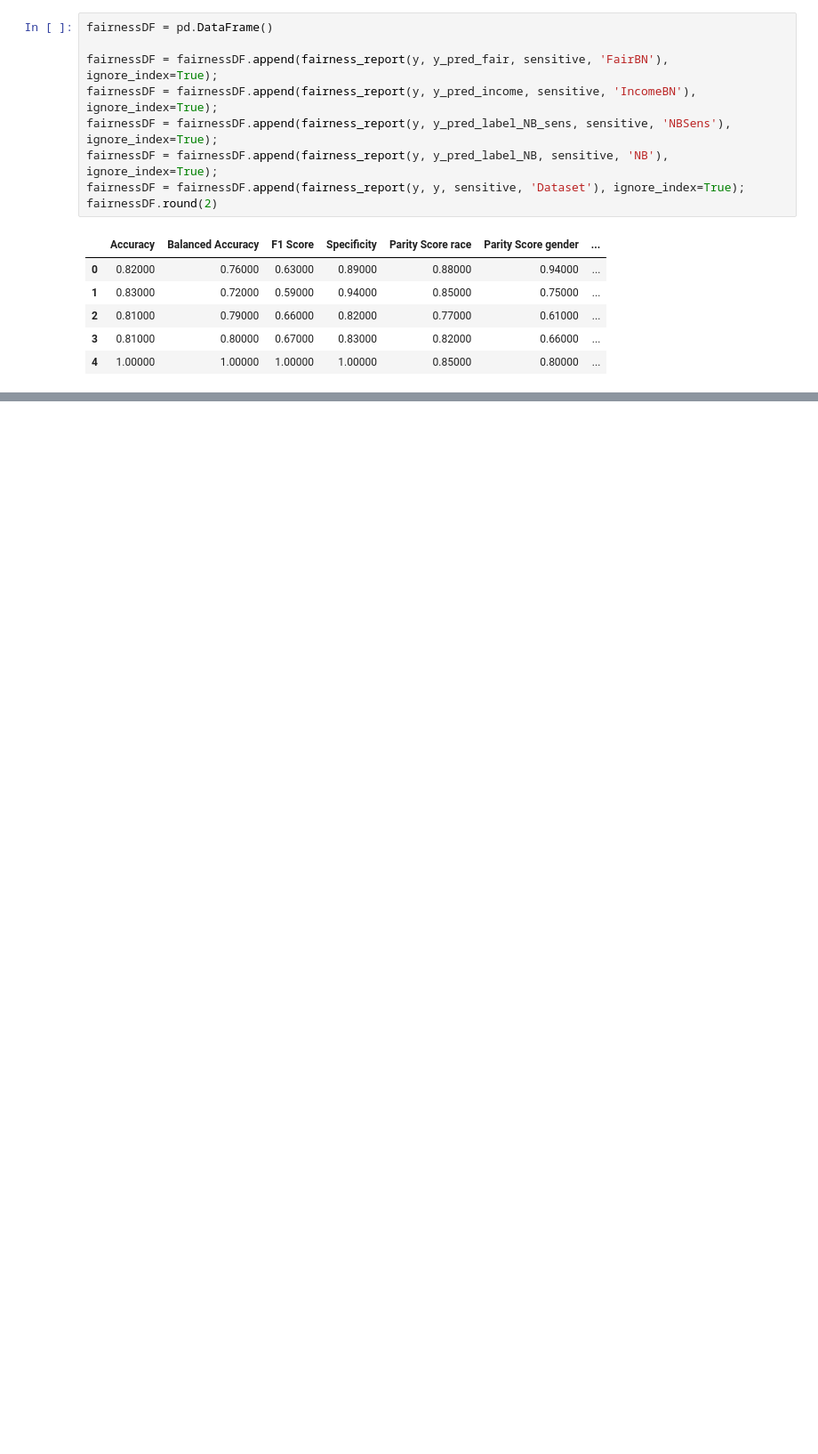
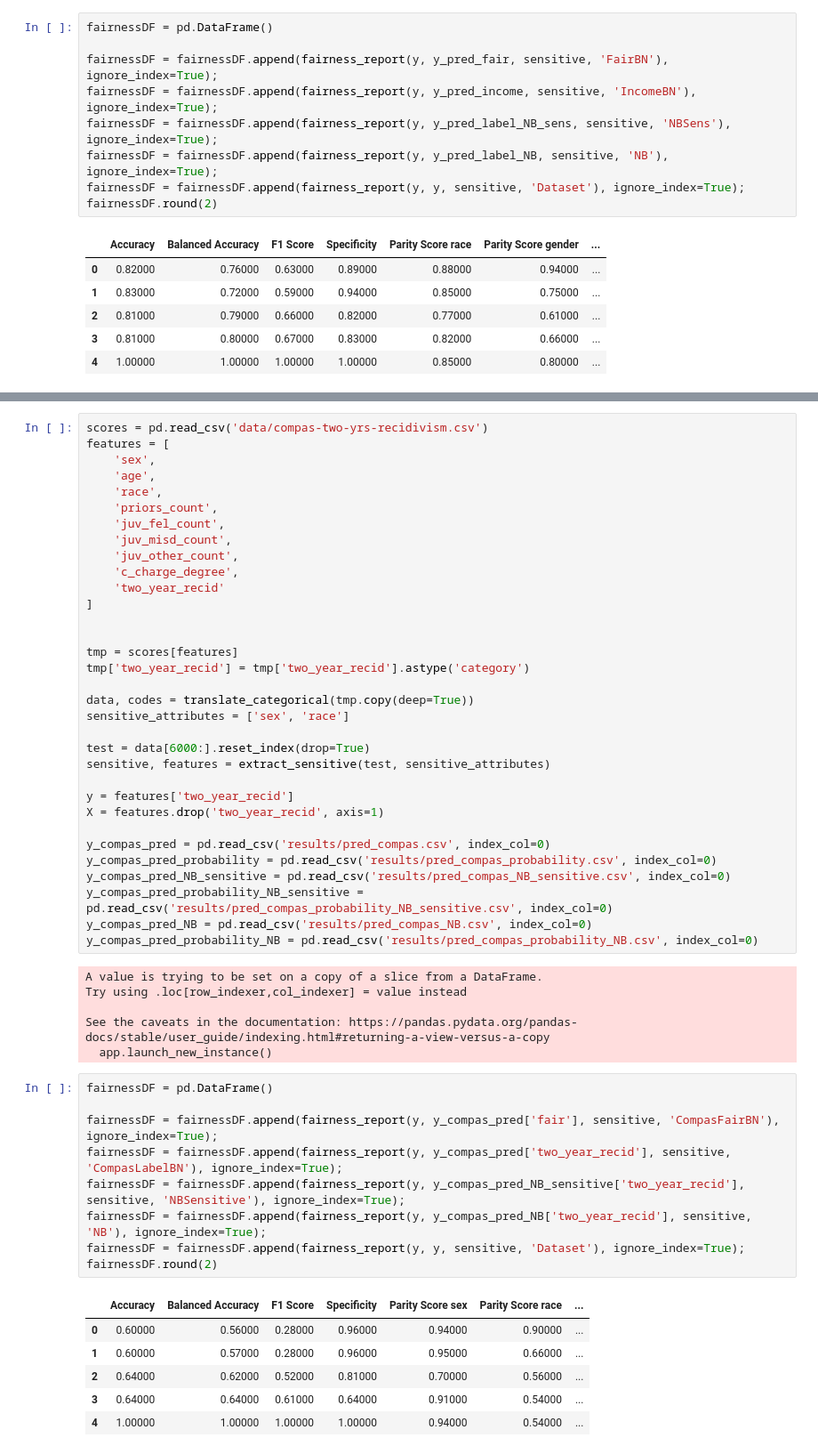
Before and after one commit to bcwein/Forseti, a Jupyter notebook: notebooks/model-evaluation.ipynb, the cells around one changed output, grey strips where cells are left out. Shown at 89% size. Cells and saved outputs as stored; diff of their text form; blank space fills up the shorter version.

```diff
--- a/notebooks/model-evaluation.ipynb
+++ b/notebooks/model-evaluation.ipynb
@@ -150,0 +153,55 @@ plt.show()
+# %%
+scores = pd.read_csv('data/compas-two-yrs-recidivism.csv')
+features = [
+    'sex',
+    'age',
+    'race',
+    'priors_count',
+    'juv_fel_count',
+    'juv_misd_count',
+    'juv_other_count',
+    'c_charge_degree',
+    'two_year_recid'
+]
+
+
+tmp = scores[features]
+tmp['two_year_recid'] = tmp['two_year_recid'].astype('category')
+
+data, codes = translate_categorical(tmp.copy(deep=True))
+sensitive_attributes = ['sex', 'race']
+
+test = data[6000:].reset_index(drop=True)
+sensitive, features = extract_sensitive(test, sensitive_attributes)
+
+y = features['two_year_recid']
+X = features.drop('two_year_recid', axis=1)
+
+y_compas_pred = pd.read_csv('results/pred_compas.csv', index_col=0)
+y_compas_pred_probability = pd.read_csv('results/pred_compas_probability.csv', index_col=0)
+y_compas_pred_NB_sensitive = pd.read_csv('results/pred_compas_NB_sensitive.csv', index_col=0)
+y_compas_pred_probability_NB_sensitive = pd.read_csv('results/pred_compas_probability_NB_sensitive.csv', index_col=0)
+y_compas_pred_NB = pd.read_csv('results/pred_compas_NB.csv', index_col=0)
+y_compas_pred_probability_NB = pd.read_csv('results/pred_compas_probability_NB.csv', index_col=0)
+# %% [output]
+A value is trying to be set on a copy of a slice from a DataFrame.
+Try using .loc[row_indexer,col_indexer] = value instead
+
+See the caveats in the documentation: https://pandas.pydata.org/pandas-docs/stable/user_guide/indexing.html#returning-a-view-versus-a-copy
+  app.launch_new_instance()
+# %%
+fairnessDF = pd.DataFrame()
+
+fairnessDF = fairnessDF.append(fairness_report(y, y_compas_pred['fair'], sensitive, 'CompasFairBN'), ignore_index=True);
+fairnessDF = fairnessDF.append(fairness_report(y, y_compas_pred['two_year_recid'], sensitive, 'CompasLabelBN'), ignore_index=True);
+fairnessDF = fairnessDF.append(fairness_report(y, y_compas_pred_NB_sensitive['two_year_recid'], sensitive, 'NBSensitive'), ignore_index=True);
+fairnessDF = fairnessDF.append(fairness_report(y, y_compas_pred_NB['two_year_recid'], sensitive, 'NB'), ignore_index=True);
+fairnessDF = fairnessDF.append(fairness_report(y, y, sensitive, 'Dataset'), ignore_index=True);
+fairnessDF.round(2)
+# %% [output]
+|  | Accuracy | Balanced Accuracy | F1 Score | Specificity | Parity Score sex | Parity Score race | ... |
+| 0 | 0.60000 | 0.56000 | 0.28000 | 0.96000 | 0.94000 | 0.90000 | ... |
+| 1 | 0.60000 | 0.57000 | 0.28000 | 0.96000 | 0.95000 | 0.66000 | ... |
+| 2 | 0.64000 | 0.62000 | 0.52000 | 0.81000 | 0.70000 | 0.56000 | ... |
+| 3 | 0.64000 | 0.64000 | 0.61000 | 0.64000 | 0.91000 | 0.54000 | ... |
+| 4 | 1.00000 | 1.00000 | 1.00000 | 1.00000 | 0.94000 | 0.54000 | ... |
```
Also changed, not shown: parts of 4 cells of this notebook, 2 other files.
